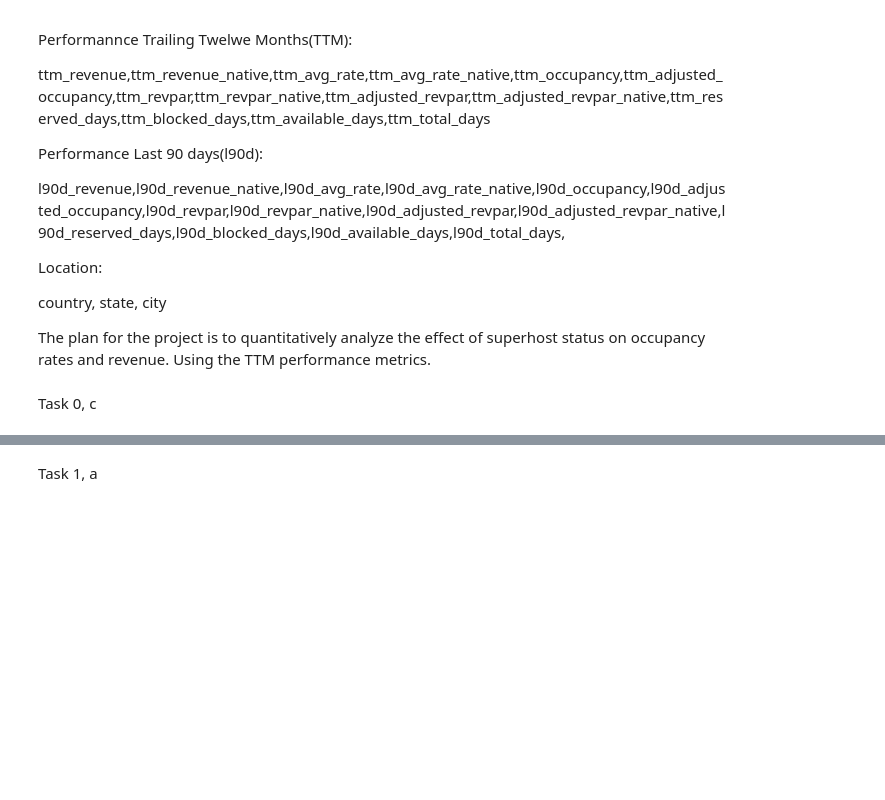
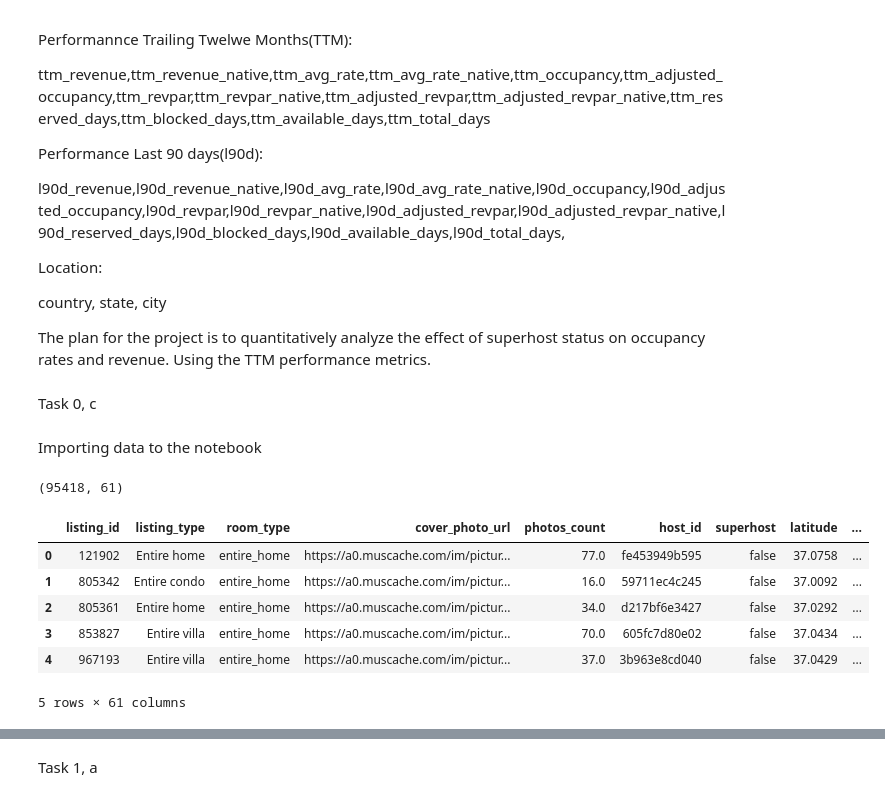
Before and after one commit to nipponart89/PythonForBusinessInt2026.NT, a Jupyter notebook: assignments/assignment2/assignment2.ipynb, the cells around one changed output, grey strips where cells are left out. Drawn from its saved outputs; the diff is of its cells as text; code cells hidden in the pictures; blank space fills up the shorter version.

```diff
--- a/assignments/assignment2/assignment2.ipynb
+++ b/assignments/assignment2/assignment2.ipynb
@@ -30,5 +30,20 @@ country, state, city
 The plan for the project is to quantitatively analyze the effect of superhost status on occupancy rates and revenue. Using the TTM performance metrics.
 # %% [markdown]
 Task 0, c
+# %% [markdown]
+Importing data to the notebook
 # %%
-#uploading the file to jupyter
+import pandas as pd
+
+df = pd.read_csv("listings_clean.csv", low_memory=False)
+print(df.shape)
+df.head()
+# %% [output]
+(95418, 61)
+|  | listing_id | listing_type | room_type | cover_photo_url | photos_count | host_id | superhost | latitude | ... |
+| 0 | 121902 | Entire home | entire_home | https://a0.muscache.com/im/pictur... | 77.0 | fe453949b595 | false | 37.0758 | ... |
+| 1 | 805342 | Entire condo | entire_home | https://a0.muscache.com/im/pictur... | 16.0 | 59711ec4c245 | false | 37.0092 | ... |
+| 2 | 805361 | Entire home | entire_home | https://a0.muscache.com/im/pictur... | 34.0 | d217bf6e3427 | false | 37.0292 | ... |
+| 3 | 853827 | Entire villa | entire_home | https://a0.muscache.com/im/pictur... | 70.0 | 605fc7d80e02 | false | 37.0434 | ... |
+| 4 | 967193 | Entire villa | entire_home | https://a0.muscache.com/im/pictur... | 37.0 | 3b963e8cd040 | false | 37.0429 | ... |
+5 rows × 61 columns
```
Also changed, not shown: parts of 8 cells of this notebook, 5 other files.
